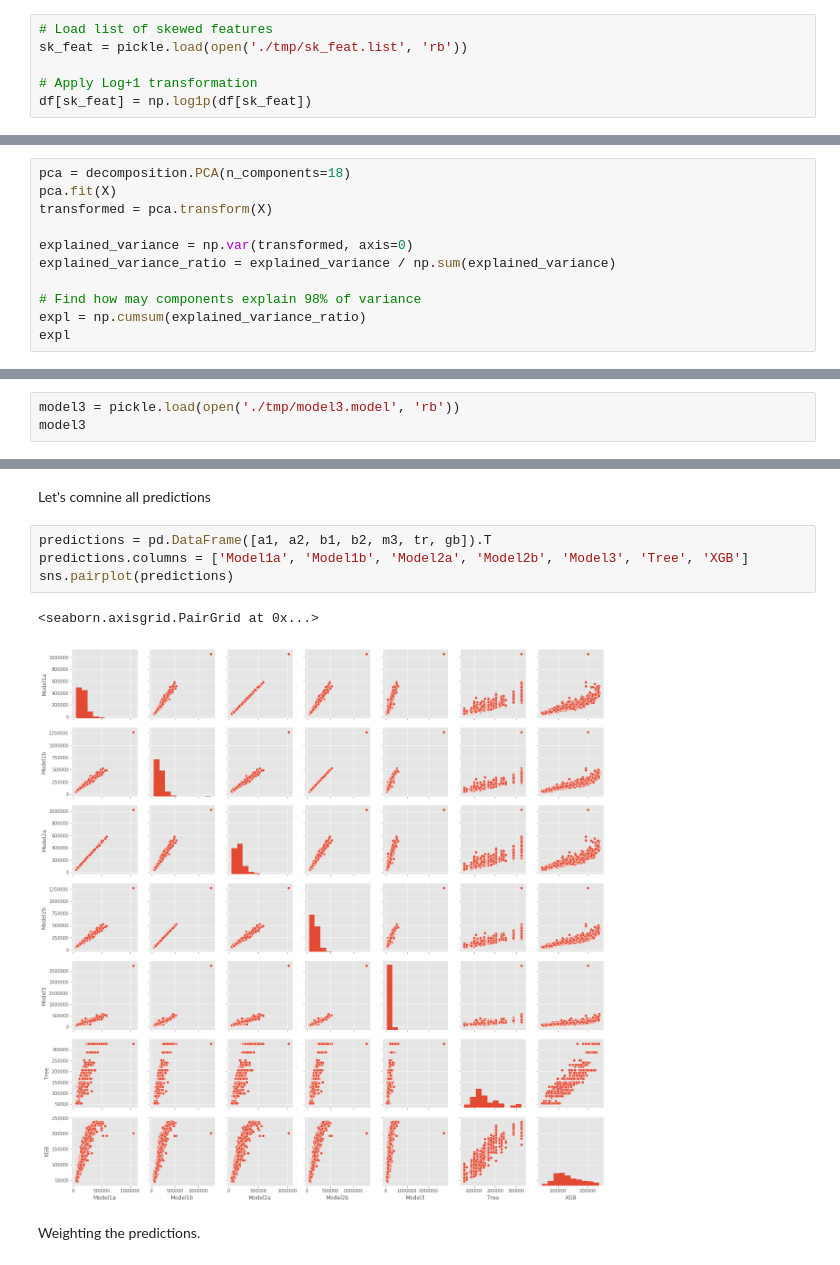
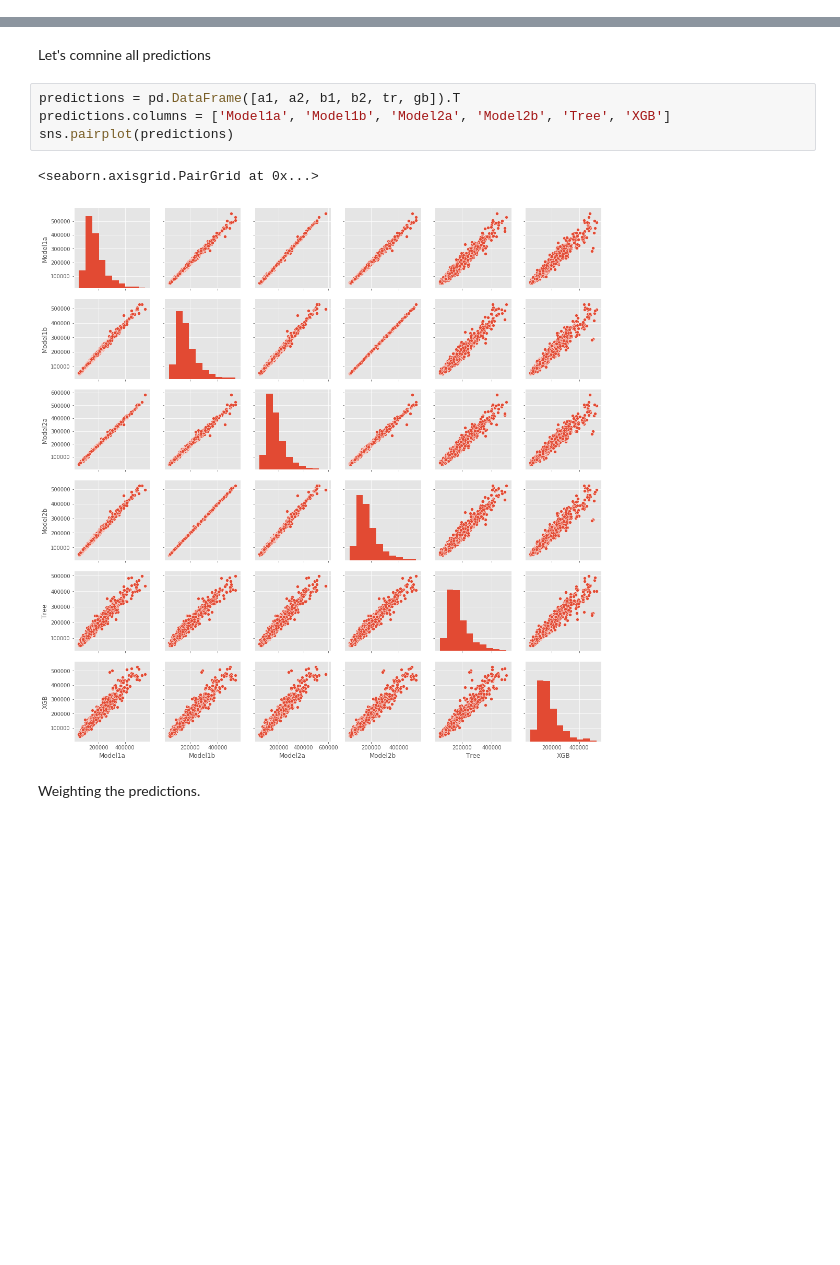
Before and after one commit to MikeStukalo/Ames, a Jupyter notebook: Stack_Test.ipynb, the cells around one changed output, grey strips where cells are left out. Cells and saved outputs as stored; diff of their text form; blank space fills up the shorter version.

```diff
--- a/Stack_Test.ipynb
+++ b/Stack_Test.ipynb
@@ -31,6 +29,0 @@ Transform skewed features
-# %%
-# Load list of skewed features
-sk_feat = pickle.load(open('./tmp/sk_feat.list', 'rb'))
-
-# Apply Log+1 transformation
-df[sk_feat] = np.log1p(df[sk_feat])
@@ -143,11 +132,0 @@ b2.shape
-# %%
-pca = decomposition.PCA(n_components=18)
-pca.fit(X)
-transformed = pca.transform(X)
-
-explained_variance = np.var(transformed, axis=0)
-explained_variance_ratio = explained_variance / np.sum(explained_variance)
-
-# Find how may components explain 98% of variance
-expl = np.cumsum(explained_variance_ratio)
-expl
@@ -159,3 +132,0 @@ array([0.50900831, 0.79470449, 0.93168189, 0.96624594, 0.99612144,
-# %%
-model3 = pickle.load(open('./tmp/model3.model', 'rb'))
-model3
@@ -204,11 +169,11 @@ gb.shape
 # %% [markdown]
 Let's comnine all predictions
 # %%
-predictions = pd.DataFrame([a1, a2, b1, b2, m3, tr, gb]).T
-predictions.columns = ['Model1a', 'Model1b', 'Model2a', 'Model2b', 'Model3', 'Tree', 'XGB']
+predictions = pd.DataFrame([a1, a2, b1, b2, tr, gb]).T
+predictions.columns = ['Model1a', 'Model1b', 'Model2a', 'Model2b', 'Tree', 'XGB']
 sns.pairplot(predictions)
 # %% [output]
 <seaborn.axisgrid.PairGrid at 0x...>
-[figure, old version]
+[figure, new version]
 # %% [markdown]
 Weighting the predictions.
```
Also changed, not shown: parts of 26 cells of this notebook, 6 other files.
